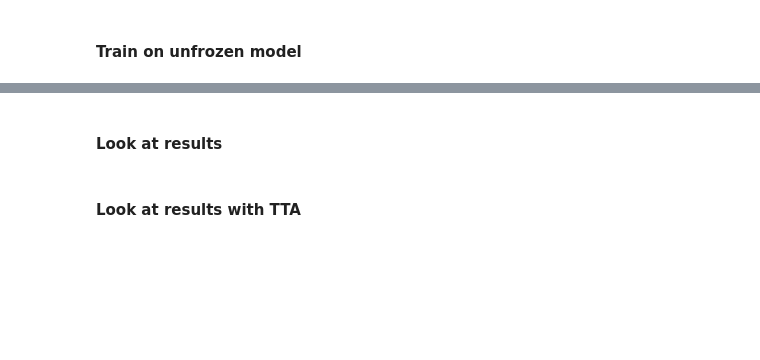
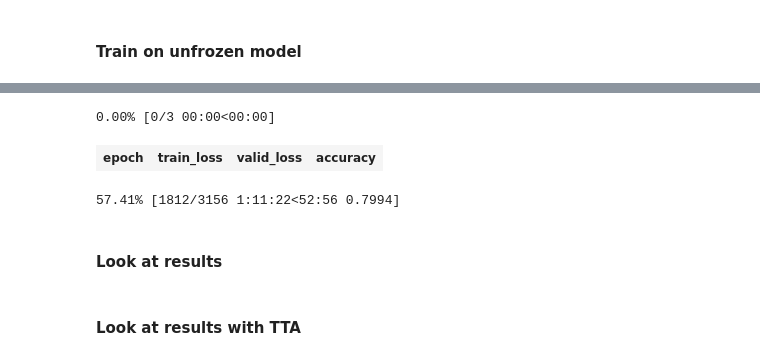
Before and after one commit to danielnbarbosa/computer_vision, a Jupyter notebook: food101/food_v2.ipynb, the cells around one changed output, grey strips where cells are left out. Saved outputs shown, nothing was run; the diff lists cells and outputs as text; code cells hidden in the pictures; blank space fills up the shorter version.

```diff
--- a/food101/food_v2.ipynb
+++ b/food101/food_v2.ipynb
@@ -343,6 +424,10 @@ learn.recorder.plot()
 # %%
 # now fit across the entire model
-learn.fit_one_cycle(3, max_lr=slice(1e-6, 1e-4))
+learn.fit_one_cycle(3, max_lr=slice(1e-6, 1e-5))
+# %% [output]
+0.00% [0/3 00:00<00:00]
+| epoch | train_loss | valid_loss | accuracy |
+57.41% [1812/3156 1:11:22<52:56 0.7994]
 # %%
 learn.save('stage-4')
 # %%
```
Also changed, not shown: parts of 23 cells of this notebook, 2 other files.
